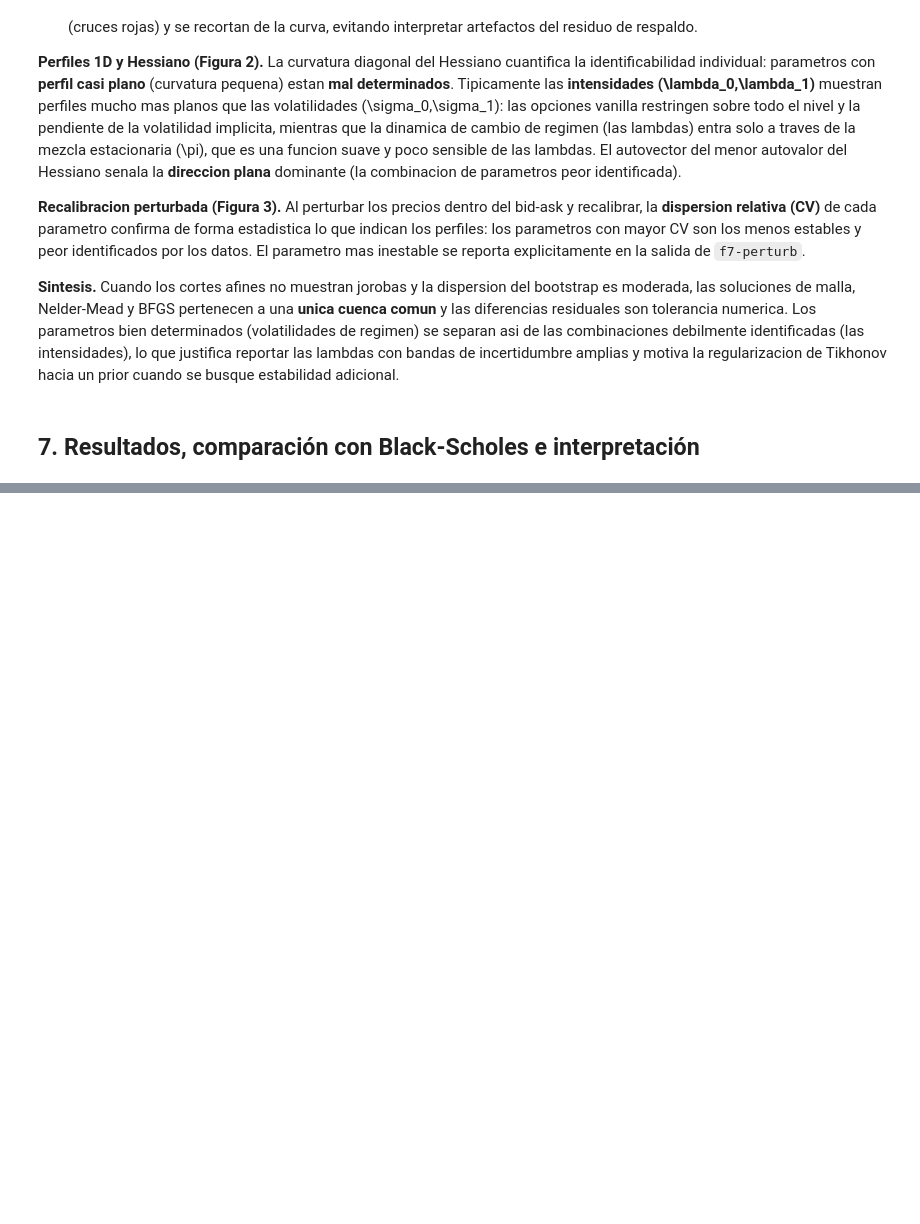
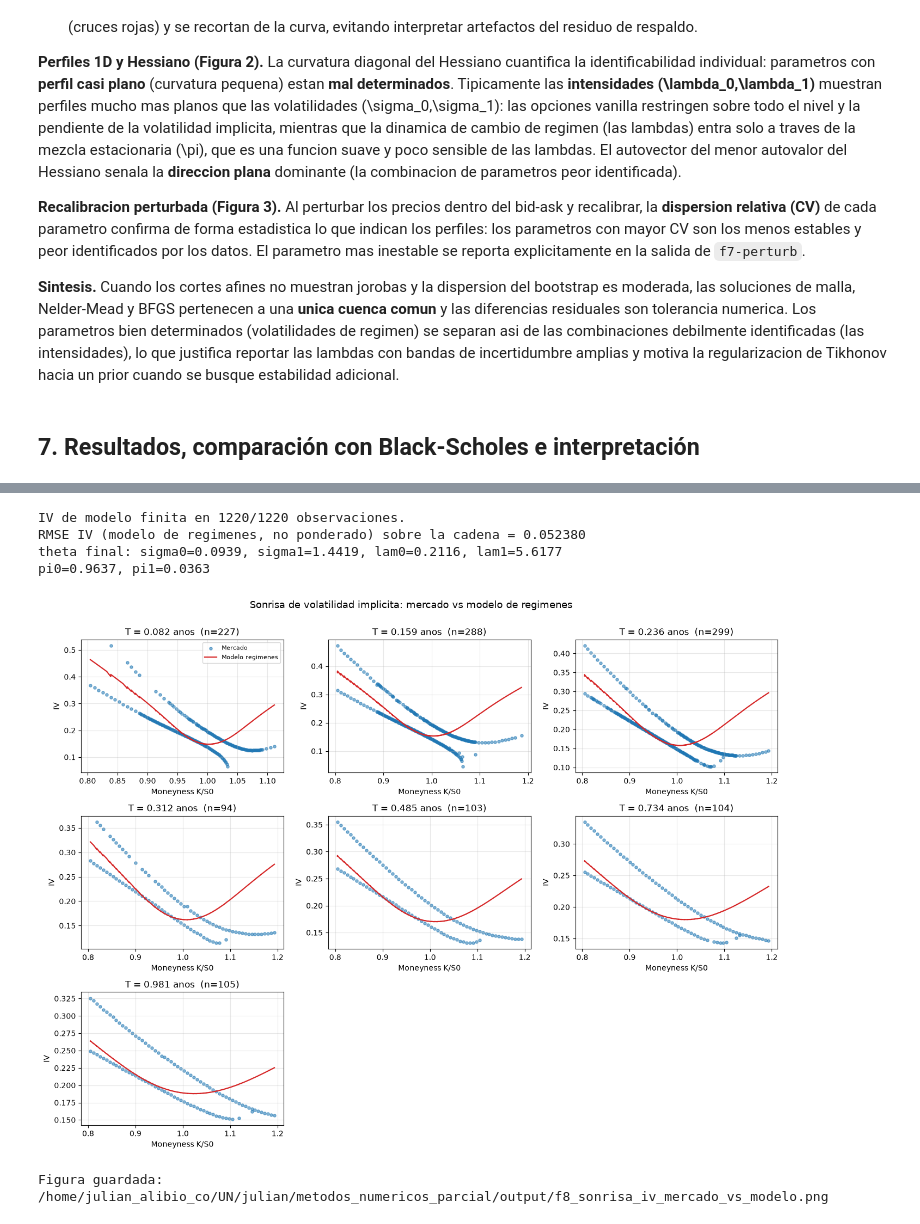
Before and after one commit to julianarchila/metodos_numericos_parcial, a Jupyter notebook: parcial_calibracion_markov.ipynb, the cells around one changed output, grey strips where cells are left out. Saved outputs shown, nothing was run; the diff lists cells and outputs as text; code cells hidden in the pictures; blank space fills up the shorter version.

```diff
--- a/parcial_calibracion_markov.ipynb
+++ b/parcial_calibracion_markov.ipynb
@@ -2856,0 +2873,72 @@ Tikhonov hacia un prior cuando se busque estabilidad adicional.
+# %%
+# === IV de modelo vs mercado por vencimiento con la solucion final ===
+# Calculamos, para cada grupo de vencimiento, la IV del modelo bajo FINAL_THETA y la
+# comparamos con la IV de mercado. Reensamblamos en un DataFrame alineado con calib.
+s0_F, s1_F, l0_F, l1_F = FINAL_THETA
+pi0_F, pi1_F = mixture_weights(l0_F, l1_F)
+
+rows_iv = []
+for grp in MARKET_GROUPS:
+    iv_mod, price_mod = model_iv_group(grp, s0_F, s1_F, l0_F, l1_F)
+    for j, gi in enumerate(grp["idx"]):
+        rows_iv.append({
+            "idx": int(gi),
+            "expiry": grp["expiry"],
+            "T": grp["T"],
+            "K": float(grp["K"][j]),
+            "type": str(grp["type"][j]),
+            "moneyness": float(grp["K"][j] / grp["S0"]),
+            "iv_mkt": float(grp["iv_mkt"][j]),
+            "iv_mod": float(iv_mod[j]),
+            "vega": float(grp["vega"][j]),
+        })
+
+iv_df = pd.DataFrame(rows_iv).set_index("idx").sort_values(["T", "moneyness"])
+iv_df["resid"] = iv_df["iv_mod"] - iv_df["iv_mkt"]
+n_fin = int(np.isfinite(iv_df["iv_mod"]).sum())
+print(f"IV de modelo finita en {n_fin}/{len(iv_df)} observaciones.")
+rmse_reg_global = float(np.sqrt(np.nanmean(iv_df["resid"].to_numpy() ** 2)))
+print(f"RMSE IV (modelo de regimenes, no ponderado) sobre la cadena = {rmse_reg_global:.6f}")
+print(f"theta final: sigma0={s0_F:.4f}, sigma1={s1_F:.4f}, lam0={l0_F:.4f}, lam1={l1_F:.4f}")
+print(f"pi0={pi0_F:.4f}, pi1={pi1_F:.4f}")
+# %% [output]
+IV de modelo finita en 1220/1220 observaciones.
+RMSE IV (modelo de regimenes, no ponderado) sobre la cadena = 0.052380
+theta final: sigma0=0.0939, sigma1=1.4419, lam0=0.2116, lam1=5.6177
+pi0=0.9637, pi1=0.0363
+# %%
+# === Figura 1: sonrisa IV mercado vs modelo por vencimiento ===
+# Un panel por vencimiento; puntos = mercado, linea = modelo de regimenes (ordenado
+# por strike). Guardamos en output/.
+expiries = list(iv_df["T"].drop_duplicates())
+n_exp = len(expiries)
+ncol = 3
+nrow = int(np.ceil(n_exp / ncol))
+fig, axes = plt.subplots(nrow, ncol, figsize=(4.6 * ncol, 3.4 * nrow), squeeze=False)
+for ax in axes.flat:
+    ax.set_visible(False)
+for i, T in enumerate(expiries):
+    ax = axes.flat[i]
+    ax.set_visible(True)
+    sub = iv_df[iv_df["T"] == T].sort_values("moneyness")
+    fin = sub[np.isfinite(sub["iv_mod"])]
+    ax.scatter(sub["moneyness"], sub["iv_mkt"], s=14, alpha=0.55,
+               color="tab:blue", label="Mercado")
+    ax.plot(fin["moneyness"], fin["iv_mod"], "-", color="tab:red", lw=1.6,
+            label="Modelo regimenes")
+    ax.set_title(f"T = {T:.3f} anos  (n={len(sub)})")
+    ax.set_xlabel("Moneyness K/S0")
+    ax.set_ylabel("IV")
+    ax.grid(alpha=0.3)
+    if i == 0:
+        ax.legend(fontsize=8)
+fig.suptitle("Sonrisa de volatilidad implicita: mercado vs modelo de regimenes",
+             y=1.002, fontsize=13)
+fig.tight_layout()
+FIG_SMILE = OUTPUT / "f8_sonrisa_iv_mercado_vs_modelo.png"
+fig.savefig(FIG_SMILE, dpi=130, bbox_inches="tight")
+plt.show()
+print(f"Figura guardada: {FIG_SMILE}")
+# %% [output]
+[figure, added]
+Figura guardada: /home/julian_alibio_co/UN/julian/metodos_numericos_parcial/output/f8_sonrisa_iv_mercado_vs_modelo.png
```
Also changed, not shown: parts of 15 cells of this notebook.
